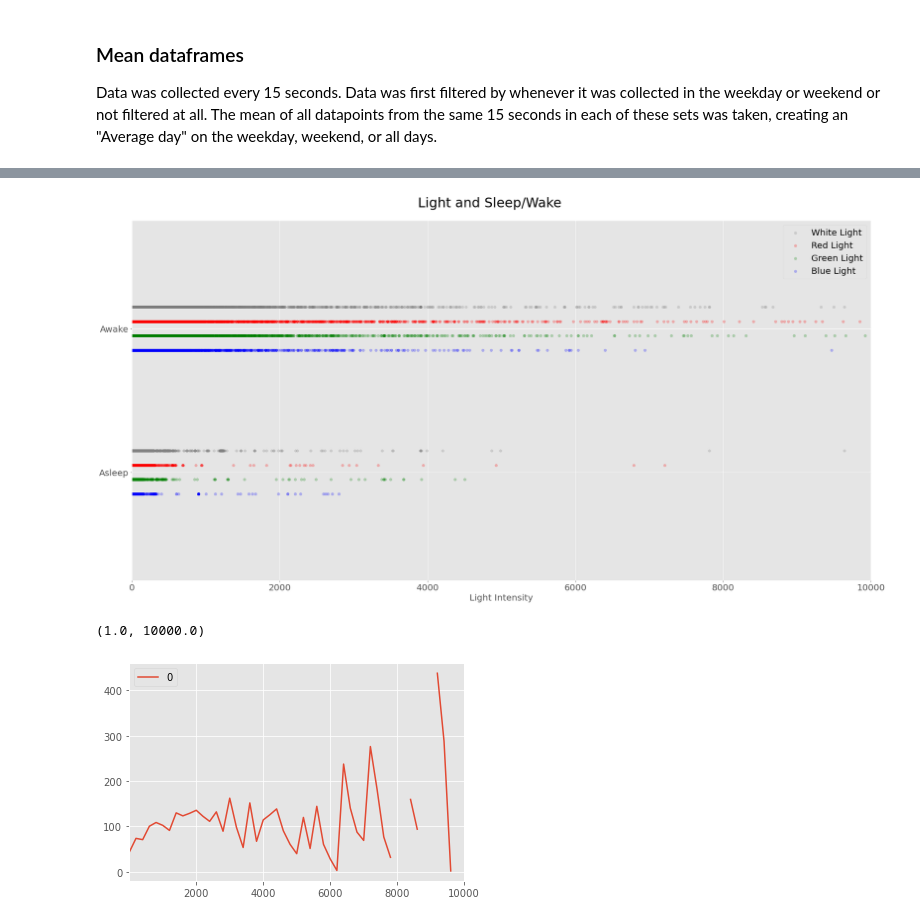
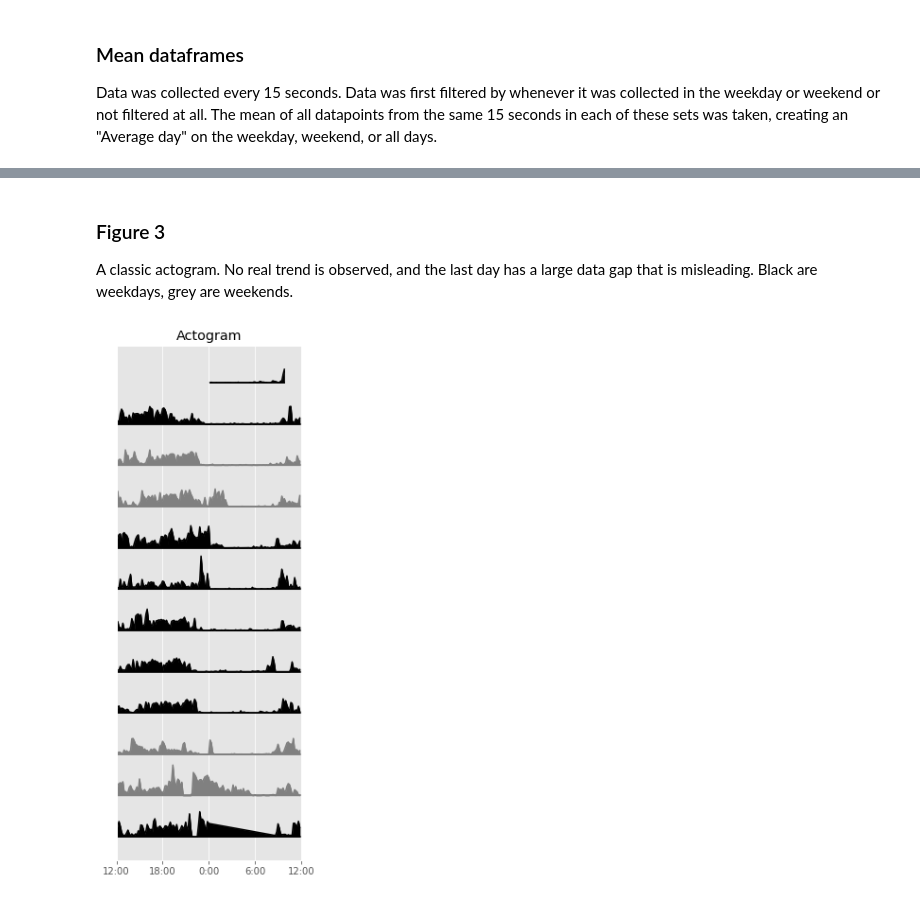
Before and after one commit to HForrest/Biol-422, a Jupyter notebook: Activity_analysis.ipynb, the cells around one changed output, grey strips where cells are left out. Cells and saved outputs as stored; diff of their text form; code cells hidden in the pictures.

```diff
--- a/Activity_analysis.ipynb
+++ b/Activity_analysis.ipynb
@@ -22,7 +30,0 @@ df.drop("Time", axis = 1, inplace= True)
-# %%
-# Adds day of week
-lst= []
-for time in df.Timestamp:
-    x=time.day_of_week
-    lst.append(x)
-df['Dayofweek'] = lst
@@ -193,35 +184,22 @@ plt.savefig('light_act.png');
-# %%
-fig = plt.figure(figsize=(30,15))
-fig.suptitle('Light and Sleep/Wake', size = 30, y = .93)
-ax = plt.subplot(111)
-
-ax.set_xlabel("Light Intensity", size = 20)
-ax.set_xlim([0,10000])
-ax.set_ylim([-.75, 1.75])
-ax.set_yticks([0,1])
-ax.set_yticklabels(['Asleep','Awake'], size = 20)
-ax.tick_params(axis='x', labelsize=20)
-
-
-ax.scatter(df['White Light'], df['Sleep/Wake'] + 0.15, color = 'grey', alpha  = 0.25)
-ax.scatter(df['Red Light'], df['Sleep/Wake'] + 0.05, color = 'r', alpha  = 0.25)
-ax.scatter(df['Green Light'], df['Sleep/Wake']-0.05, color = 'g', alpha  = 0.25)
-ax.scatter(df['Blue Light'], df['Sleep/Wake']-0.15, color = 'b', alpha  = 0.25)
-
-ax.legend(["White Light", "Red Light", "Green Light", "Blue Light"], fontsize = 20)
-
-plt.savefig('light_sleep.png')
-# %% [output]
-[figure, removed]
-# %%
-bins = np.linspace(0,50000, 251)
-lst = []
-light = "White Light"
-
-for i in range(250):
-    x = df.loc[(bins[i] < df[light]) & (df[light] <= bins[i+1])]['Activity'].mean()
-    lst.append(x)
-pd.DataFrame(lst,bins[0:250]).plot().set_xlim(1,10000)
-# %% [output]
-(1.0, 10000.0)
-[figure, removed]
+# %% [markdown]
+### Figure 3
+A classic actogram. No real trend is observed, and the last day has a large data gap that is misleading. Black are weekdays, grey are weekends.
+# %%
+plt.figure(figsize=(3.5,10))
+plt.xlim(0,24)
+plt.xticks([0,6,12,18,24],["12:00","18:00","0:00", "6:00", "12:00"])
+plt.yticks([])
+plt.title("Actogram")
+
+for day in df.Date.unique():
+    w_df = df.loc[df.Date == day].sort_values("Hours_shift")
+    if w_df.Dayofweek.max() >= 5:
+        color = "grey"
+    else:
+        color = "black"
+    plt.plot(w_df.Hours_shift, w_df.Date + w_df.act_norm/1.25, c=color)
+    plt.plot(w_df.Hours_shift, w_df.Date,c= color)
+    plt.fill_between(w_df.Hours_shift, w_df.Date, w_df.Date + w_df.act_norm/1.25, color = color)
+plt.savefig('light_act.png')
+# %% [output]
+[figure, added]
```
Also changed, not shown: parts of 18 cells of this notebook, 5 other files.
